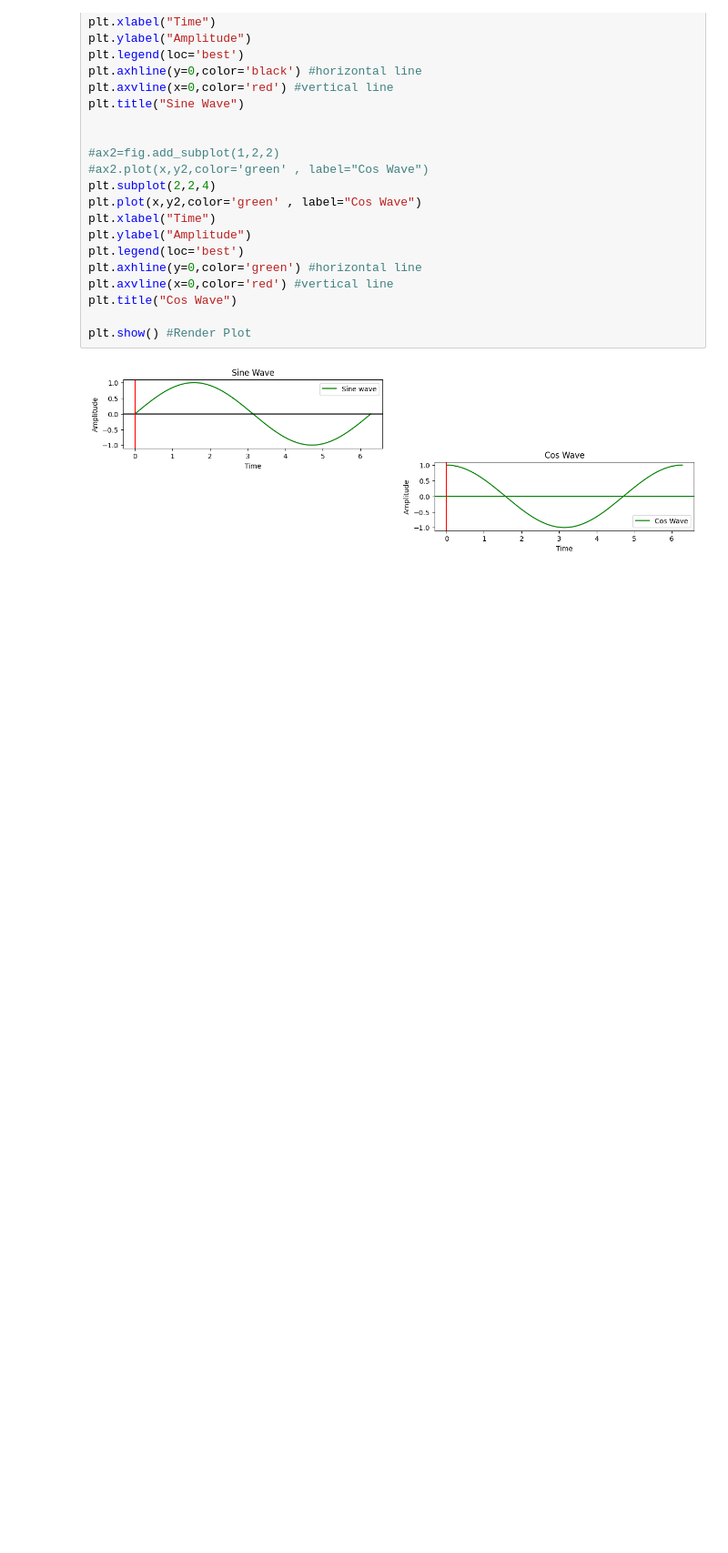
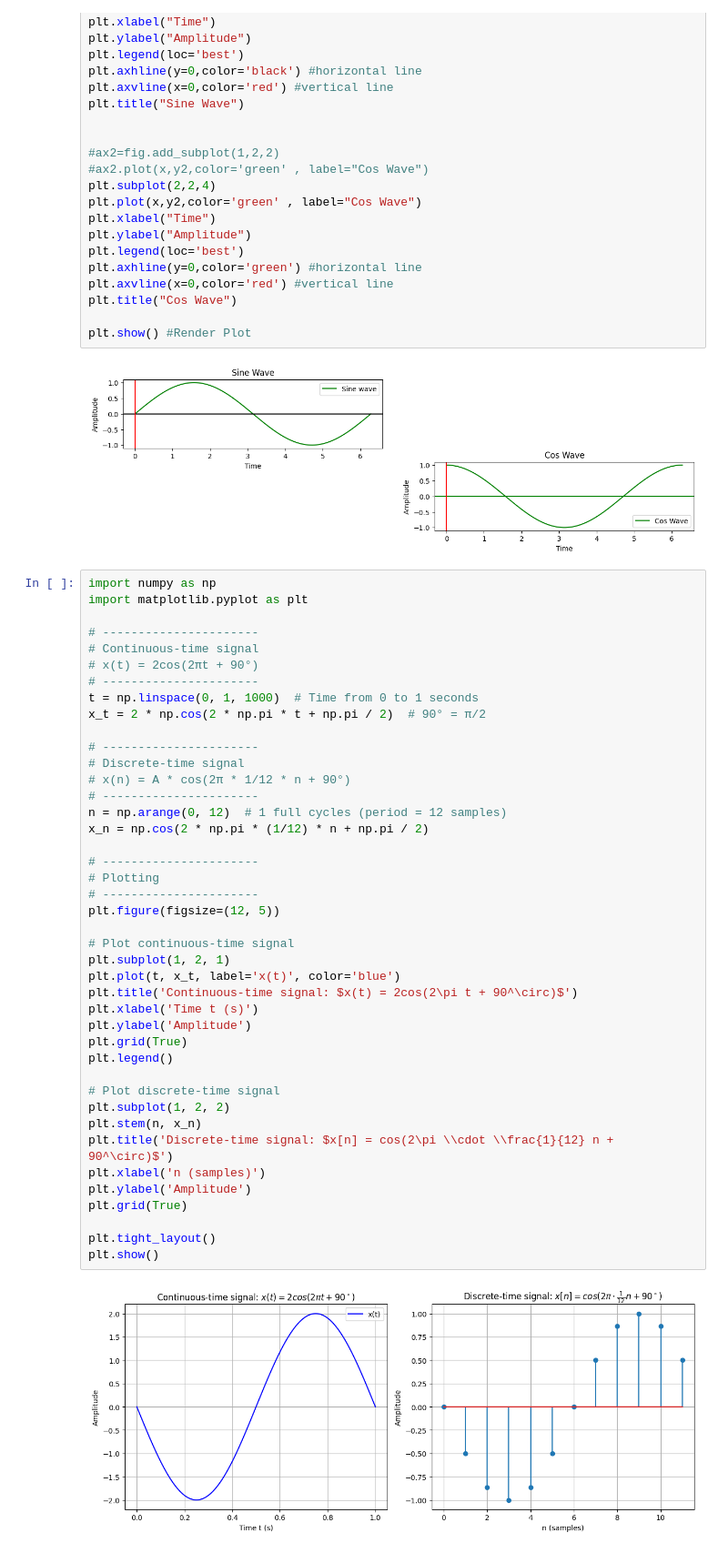
Before and after one commit to nazmulhasan77/Digital_Signal_Processing_Lab, a Jupyter notebook: 01_elementary_signals.ipynb, the cells around one changed output. Shown: that part at 91% size. Saved outputs shown, nothing was run; the diff lists cells and outputs as text; blank space fills up the shorter version.

Commit message:
Continuous and Descreate signal plot

```diff
--- a/01_elementary_signals.ipynb
+++ b/01_elementary_signals.ipynb
@@ -148,3 +148,47 @@ plt.title("Cos Wave")
 plt.show() #Render Plot
 # %% [output]
 [figure]
+# %%
+import numpy as np
+import matplotlib.pyplot as plt
+
+# ----------------------
+# Continuous-time signal
+# x(t) = 2cos(2πt + 90°)
+# ----------------------
+t = np.linspace(0, 1, 1000)  # Time from 0 to 1 seconds
+x_t = 2 * np.cos(2 * np.pi * t + np.pi / 2)  # 90° = π/2
+
+# ----------------------
+# Discrete-time signal
+# x(n) = A * cos(2π * 1/12 * n + 90°)
+# ----------------------
+n = np.arange(0, 12)  # 1 full cycles (period = 12 samples)
+x_n = np.cos(2 * np.pi * (1/12) * n + np.pi / 2)
+
+# ----------------------
+# Plotting
+# ----------------------
+plt.figure(figsize=(12, 5))
+
+# Plot continuous-time signal
+plt.subplot(1, 2, 1)
+plt.plot(t, x_t, label='x(t)', color='blue')
+plt.title('Continuous-time signal: $x(t) = 2cos(2\pi t + 90^\circ)$')
+plt.xlabel('Time t (s)')
+plt.ylabel('Amplitude')
+plt.grid(True)
+plt.legend()
+
+# Plot discrete-time signal
+plt.subplot(1, 2, 2)
+plt.stem(n, x_n)
+plt.title('Discrete-time signal: $x[n] = cos(2\pi \\cdot \\frac{1}{12} n + 90^\circ)$')
+plt.xlabel('n (samples)')
+plt.ylabel('Amplitude')
+plt.grid(True)
+
+plt.tight_layout()
+plt.show()
+# %% [output]
+[figure, added]
```
